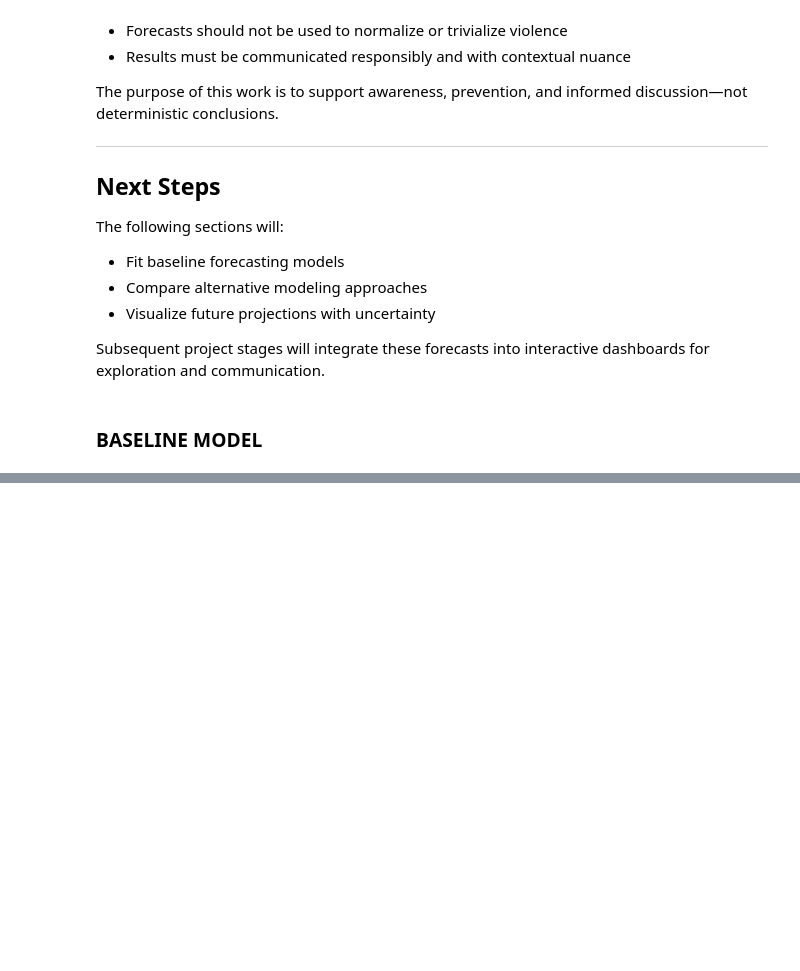
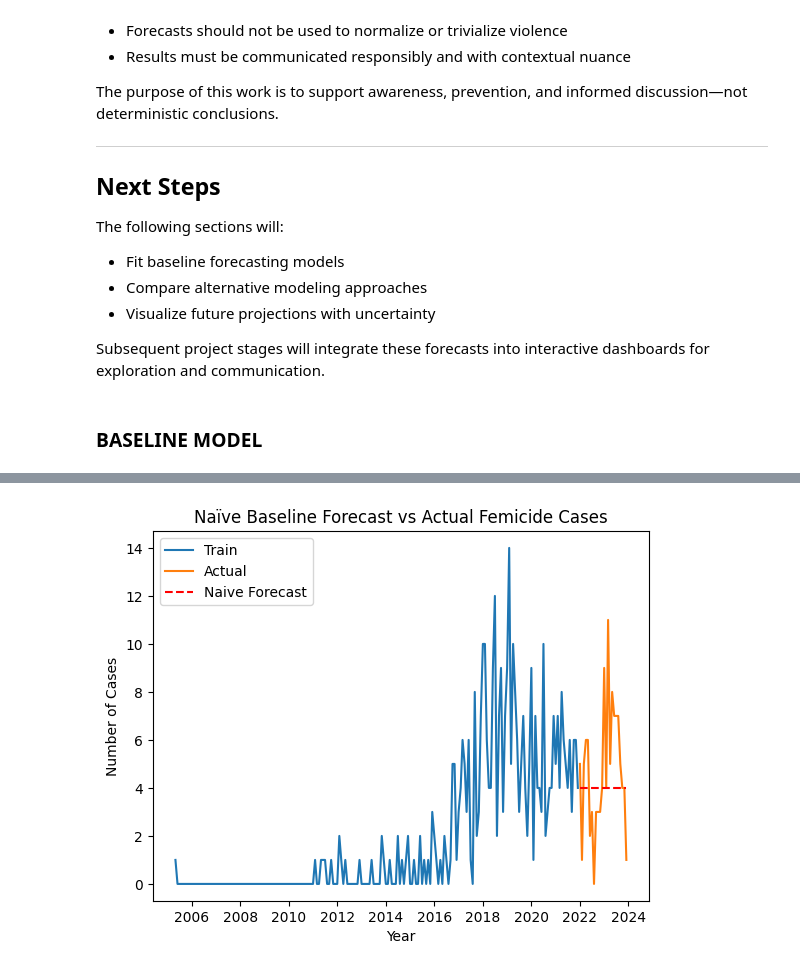
Before and after one commit to TonnieD/Femicide-Analysis-and-Forecasting, a Jupyter notebook: Notebooks/forcasting.ipynb, the cells around one changed output, grey strips where cells are left out. Cells and saved outputs as stored; diff of their text form; code cells hidden in the pictures; blank space fills up the shorter version.

```diff
--- a/Notebooks/forcasting.ipynb
+++ b/Notebooks/forcasting.ipynb
@@ -118,0 +183,11 @@ from sklearn.metrics import mean_absolute_error, mean_squared_error
+# %%
+# Last observed value in the training set
+last_observed = train["cases"].iloc[-1]
+
+# Create naive forecast for the test period
+naive_forecast = pd.Series(
+    last_observed,
+    index=test.index
+)
+
+naive_forecast.head()
@@ -118,0 +202,13 @@ from sklearn.metrics import mean_absolute_error, mean_squared_error
+# %%
+plt.figure()
+plt.plot(train.index, train["cases"], label="Train")
+plt.plot(test.index, test["cases"], label="Actual")
+plt.plot(naive_forecast.index, naive_forecast, linestyle="--", label="Naive Forecast", color="red")
+
+plt.title("Naïve Baseline Forecast vs Actual Femicide Cases")
+plt.xlabel("Year")
+plt.ylabel("Number of Cases")
+plt.legend()
+plt.show()
+# %% [output]
+[figure, added]
```
Also changed, not shown: parts of 10 cells of this notebook.
